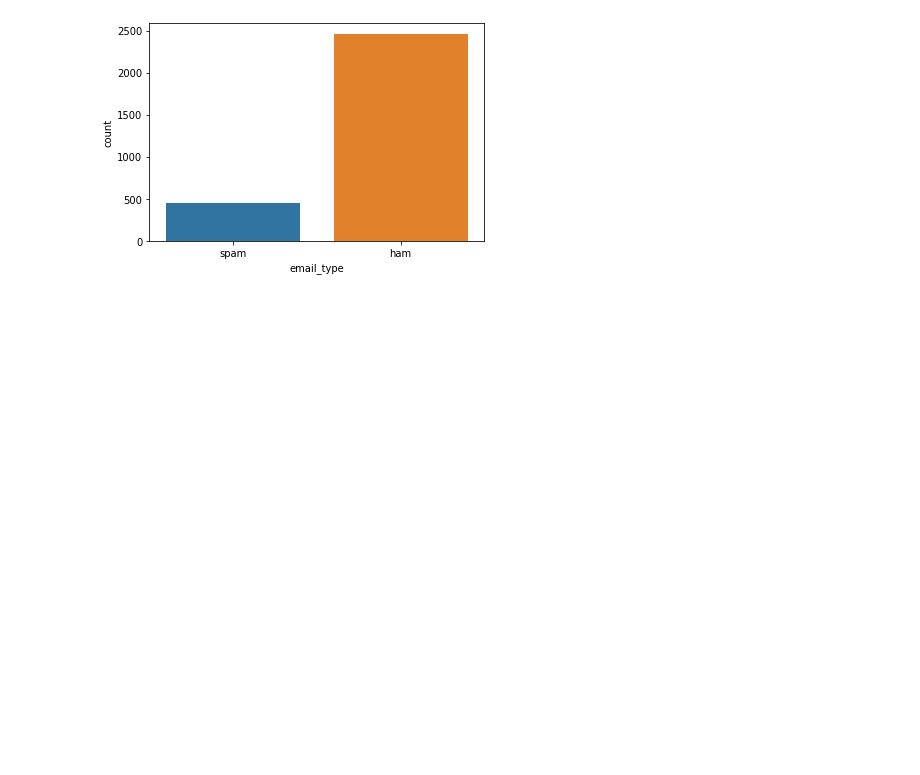
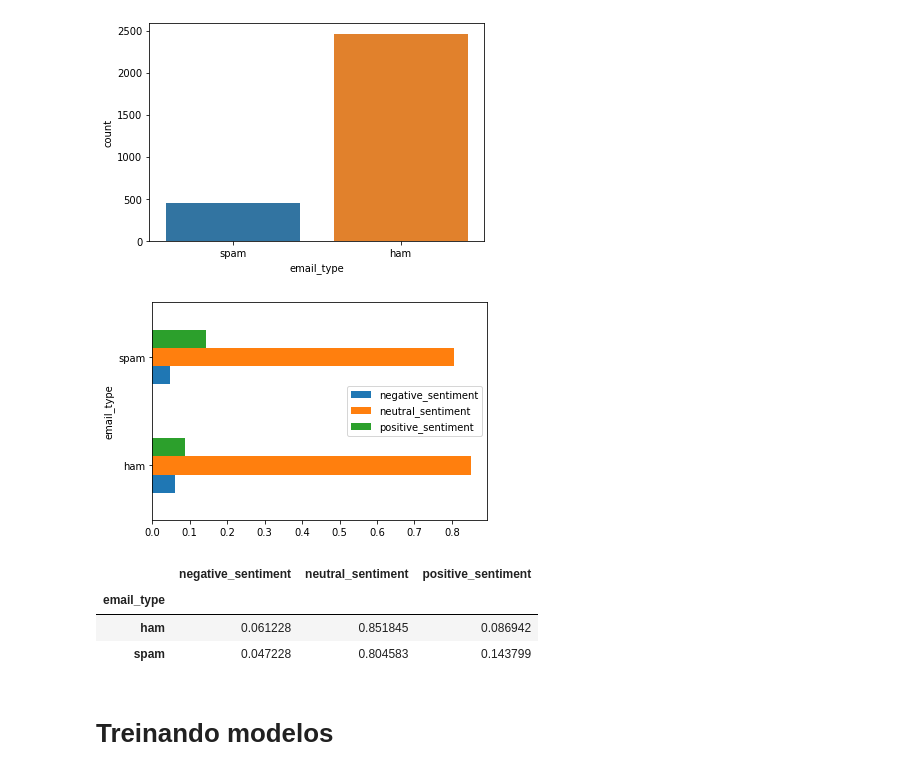
Before and after one commit to franklinzppa/spam, a Jupyter notebook: notebooks/model-spam.ipynb, the cells around one changed output. Drawn from its saved outputs; the diff is of its cells as text; code cells hidden in the pictures; blank space fills up the shorter version.

```diff
--- a/notebooks/model-spam.ipynb
+++ b/notebooks/model-spam.ipynb
@@ -47,0 +80,12 @@ Duplicated emails: 90
+# %%
+# Removing trailing spaces
+
+email_content = email_content.str.strip()
+# %%
+# Removing decoding errors
+
+from unidecode import unidecode
+email_content = email_content.apply(lambda x: unidecode(x, errors="preserve"))
+# %%
+df_tr2['email_content'] = email_content
+df_tr2
@@ -58,3 +135,33 @@ ax = sns.countplot(x=df_tr2['email_type'])
 # count.text(x,y,s)
 # %% [output]
 [figure]
+# %%
+# Sentiment analysis
+
+from nltk.sentiment.vader import SentimentIntensityAnalyzer
+
+sentiment_analyzer = SentimentIntensityAnalyzer()
+
+df_tr3 = df_tr2.copy()
+df_tr3['negative_sentiment'] = df_tr3['email_content'].apply(lambda x: sentiment_analyzer.polarity_scores(x)['neg'])
+df_tr3['neutral_sentiment'] = df_tr3['email_content'].apply(lambda x: sentiment_analyzer.polarity_scores(x)['neu'])
+df_tr3['positive_sentiment'] = df_tr3['email_content'].apply(lambda x: sentiment_analyzer.polarity_scores(x)['pos'])
+# %%
+# Plotting mean sentiment distribution
+
+mean_sentiment = df_tr3[['negative_sentiment',
+                         'neutral_sentiment',
+                         'positive_sentiment',
+                         'email_type']].groupby('email_type').mean()
+
+mean_sentiment.plot(kind='barh')
+plt.show()
+# %% [output]
+[figure, added]
+# %%
+mean_sentiment
+# %% [output]
+|  | negative_sentiment | neutral_sentiment | positive_sentiment |
+| email_type |  |  |  |
+| ham | 0.061228 | 0.851845 | 0.086942 |
+| spam | 0.047228 | 0.804583 | 0.143799 |
@@ -61,3 +180,5 @@ ax = sns.countplot(x=df_tr2['email_type'])
+# %% [markdown]
+# Treinando modelos
 # %%
 # Train test split
 
```
Also changed, not shown: parts of 28 cells of this notebook.
